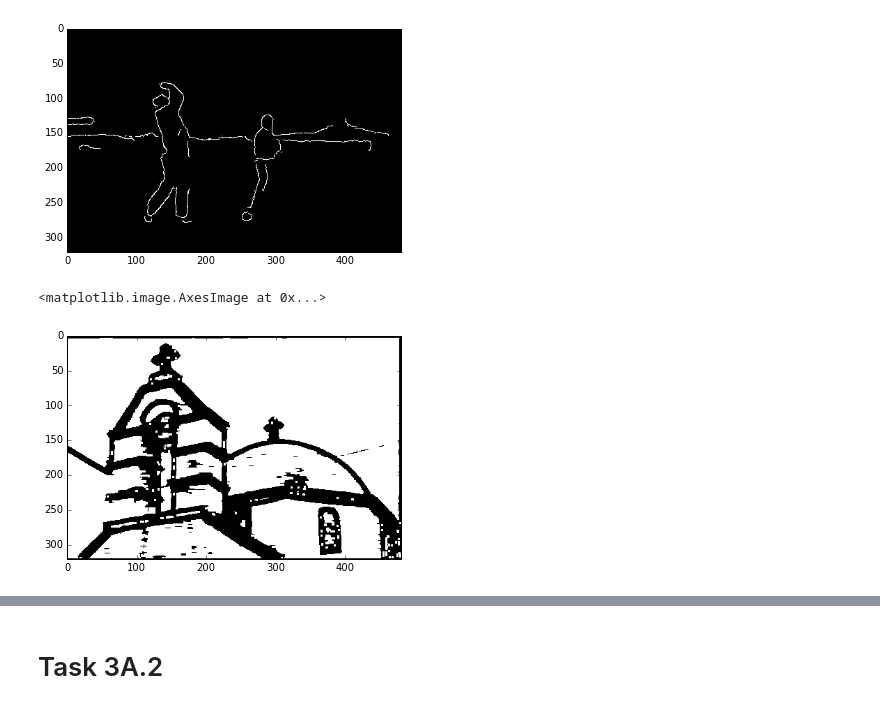
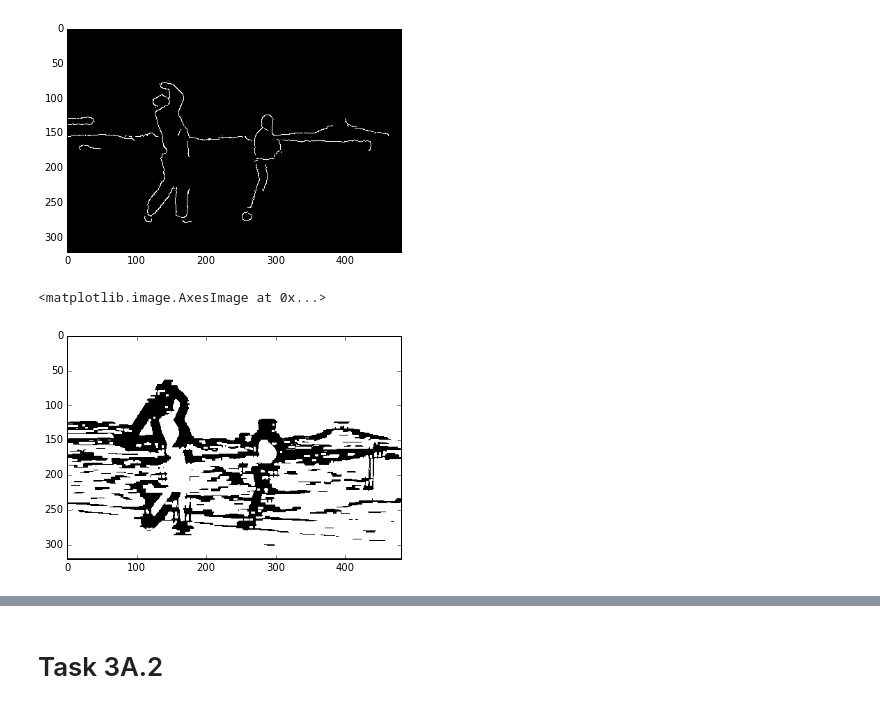
Before and after one commit to ApplyHiTech/CompVisHW1, a Jupyter notebook: Task 3.ipynb, the cells around one changed output, grey strips where cells are left out. Cells and saved outputs as stored; diff of their text form; code cells hidden in the pictures.

Commit message:
added resulting images for Task 3a

```diff
--- a/Task 3.ipynb
+++ b/Task 3.ipynb
@@ -164,10 +127,10 @@ plt.imshow(apply_canny(image,sigma_value),cmap=plt.cm.gray)
 [figure]
 # %%
 #Manually edit Gaussian-Laplace
-image=im_church
+image=im_golf
 threshold = 0
 sigma_value = 2.75
 plt.imshow(apply_gaussian_laplace(image,sigma_value,threshold),cmap=plt.cm.gray)
 # %% [output]
 <matplotlib.image.AxesImage at 0x...>
-[figure, old version]
+[figure, new version]
```
Also changed, not shown: parts of 4 cells of this notebook, 32 other files.
